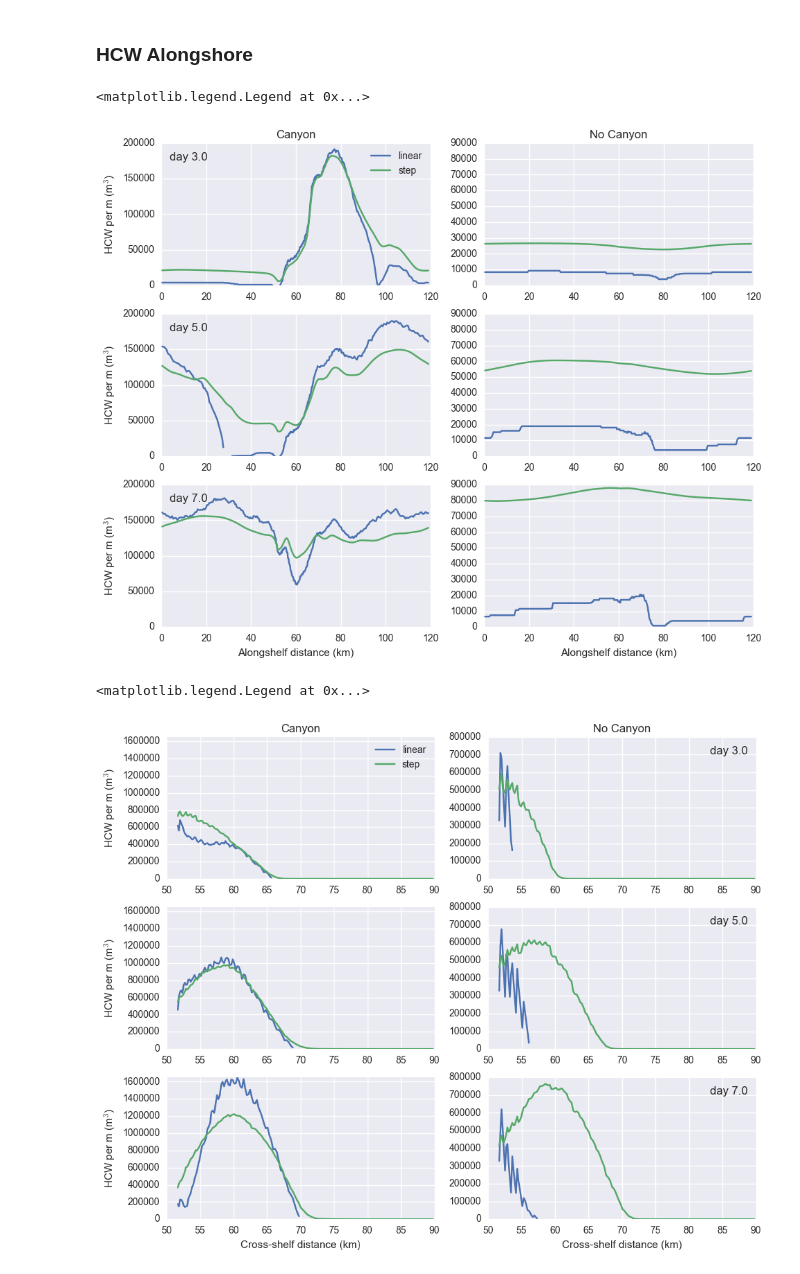
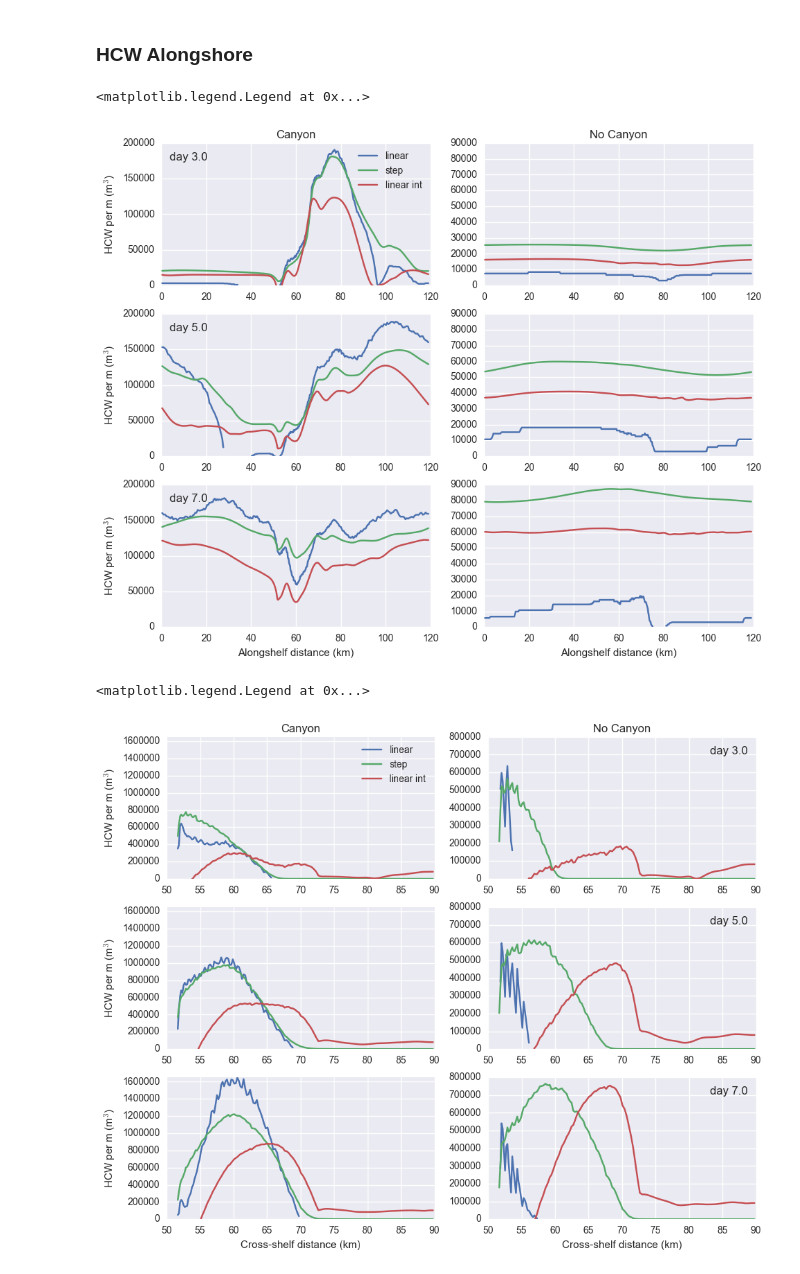
Before and after one commit to UBC-MOAD/outputanalysisnotebooks, a Jupyter notebook: PythonScripts/Paper1Figures/step_profile_tracer_flux_calc.ipynb, the cells around one changed output. Saved outputs shown, nothing was run; the diff lists cells and outputs as text; code cells hidden in the pictures.

```diff
--- a/PythonScripts/Paper1Figures/step_profile_tracer_flux_calc.ipynb
+++ b/PythonScripts/Paper1Figures/step_profile_tracer_flux_calc.ipynb
@@ -172,15 +211,15 @@ filename=('/ocean/kramosmu/MITgcm/TracerExperiments/CNTDIFF/run77/ptracersGlob.n
 Tr2 = rout.getField(filename,'Tr2')
 HCW_step, HCW_step_along,HCW_step_across = calc_HCW_step(Tr2, MaskCNoC, rA, hFacCNoC, drF[:],nzlim=29,
                                                          yin=227, xin=0, xfin=359,
-                                                         zfin=30, xi=180, yi=50)
+                                                         zfin=29, xi=180, yi=50)
 profile_step = Tr2[0,:,180,50]
 
 # NO-CANYON
 filename=('/ocean/kramosmu/MITgcm/TracerExperiments/CNTDIFF/run78/ptracersGlob.nc')
 Tr2 = rout.getField(filename,'Tr2')
-HCW_stepNoC,HCW_stepNoC_along, HCW_stepNoC_across = calc_HCW_step(Tr2, MaskCNoC, rA, hFacCNoC, drF[:],nzlim=29,
+HCW_stepNoC, HCW_stepNoC_along, HCW_stepNoC_across = calc_HCW_step(Tr2, MaskCNoC, rA, hFacCNoC, drF[:],nzlim=29,
                                                                   yin=227, xin=0, xfin=359,
-                                                                  zfin=30, xi=180, yi=50)
+                                                                  zfin=29, xi=180, yi=50)
 
 HCW_step = HCW_step/13.5
 HCW_stepNoC = HCW_stepNoC/13.5
@@ -193,3 +232,26 @@ HCW_stepNoC_across = HCW_stepNoC_across/13.5
 # %% [output]
 Cs concentration is:  13.5
 Cs concentration is:  13.5
+# %%
+# Calculate HCW integrated butt using linear tracer
+# CANYON
+filename=('/ocean/kramosmu/MITgcm/TracerExperiments/CNTDIFF/run38/ptracersGlob.nc')
+Tr2 = rout.getField(filename,'Tr2')
+HCW_int, HCW_int_along,HCW_int_across = calc_HCW_step(Tr2-Tr2[0,:,:,:], MaskCNoC, rA, hFacCNoC, drF[:],nzlim=29,
+                                                         yin=227, xin=0, xfin=359,
+                                                         zfin=29, xi=180, yi=50)
+# NO-CANYON
+filename=('/ocean/kramosmu/MITgcm/TracerExperiments/CNTDIFF/run42/ptracersGlob.nc')
+Tr2 = rout.getField(filename,'Tr2')
+HCW_intNoC, HCW_intNoC_along, HCW_intNoC_across = calc_HCW_step(Tr2-Tr2[0,:,:,:], MaskCNoC, rA, hFacCNoC, drF[:],nzlim=29,
+                                                                  yin=227, xin=0, xfin=359,
+                                                                  zfin=29, xi=180, yi=50)
+
+HCW_int = HCW_int/7.22
+HCW_intNoC = HCW_intNoC/7.22
+
+HCW_int_along = HCW_int_along/7.22
+HCW_intNoC_along = HCW_intNoC_along/7.22
+
+HCW_int_across = HCW_int_across/7.22
+HCW_intNoC_across = HCW_intNoC_across/7.22
@@ -200,7 +265,7 @@ filename=('/ocean/kramosmu/MITgcm/TracerExperiments/CNTDIFF/run38/ptracersGlob.n
 Tr2 = rout.getField(filename,'Tr2')
 HCW_Can, HCW_Can_along, HCW_Can_across = calc_HCW(Tr2, MaskCNoC, rA, hFacCNoC, drF[:],nzlim=29,
                                                   yin=227, xin=0, xfin=359,
-                                                  zfin=30, xi=180, yi=50)
+                                                  zfin=29, xi=180, yi=50)
 profile_lin = Tr2[0,:,180,50]
 
 # NO-CANYON
@@ -208,7 +273,7 @@ filename=('/ocean/kramosmu/MITgcm/TracerExperiments/CNTDIFF/run42/ptracersGlob.n
 Tr2 = rout.getField(filename,'Tr2')
 HCW_NoC, HCW_NoC_along, HCW_NoC_across = calc_HCW(Tr2, MaskCNoC, rA, hFacCNoC, drF[:],nzlim=29,
                                                   yin=227, xin=0, xfin=359,
-                                                  zfin=30, xi=180, yi=50)
+                                                  zfin=29, xi=180, yi=50)
 # %% [output]
 tracer limit concentration is:  7.30753135681
 tracer limit concentration is:  7.30753135681
@@ -262,11 +330,15 @@ for tt in [6,10,14]:
 
     ax[ii,0].plot(xc[0,:-1]/1000, HCW_Can_along[tt,:]/dxg[0,:-1],label='linear')
     ax[ii,0].plot(xc[0,:-1]/1000, HCW_step_along[tt,:]/dxg[0,:-1],label='step')
+    ax[ii,0].plot(xc[0,:-1]/1000, HCW_int_along[tt,:]/dxg[0,:-1],label='linear int')
+
     ax[ii,0].set_ylabel('HCW per m (m$^3$)')
     ax[ii,0].set_ylim(0,200000)
     ax[ii,0].text(0.1, 0.9,'day %1.1f' %(tt/2), ha='center', va='center', transform=ax[ii,0].transAxes)
     ax[ii,1].plot(xc[0,:-1]/1000, HCW_NoC_along[tt,:]/dxg[0,:-1],label='linear')
     ax[ii,1].plot(xc[0,:-1]/1000, HCW_stepNoC_along[tt,:]/dxg[0,:-1],label='step')
+    ax[ii,1].plot(xc[0,:-1]/1000, HCW_intNoC_along[tt,:]/dxg[0,:-1],label='linear int')
+
     ax[ii,1].set_ylim(0,90000)
 
     ii = ii + 1
@@ -277,31 +349,34 @@ ax[2,1].set_xlabel('Alongshelf distance (km)')
 ax[0,0].legend(loc=0)
 # %% [output]
 <matplotlib.legend.Legend at 0x...>
-[figure, old version]
+[figure, new version]
 # %%
 fig,ax = plt.subplots(3,2,figsize=(11,9))
 
 ax[0,0].set_title('Canyon')
 ax[0,1].set_title('No Canyon')
 
 ii = 0
 for tt in [6,10,14]:
 
     ax[ii,0].plot(yc[227:,0]/1000, HCW_Can_across[tt,:]/dyg[227:,0],label='linear')
     ax[ii,0].plot(yc[227:,0]/1000, HCW_step_across[tt,:]/dyg[227:,0],label='step')
+    ax[ii,0].plot(yc[227:,0]/1000, HCW_int_across[tt,:]/dyg[227:,0],label='linear int')
+
     ax[ii,0].set_ylabel('HCW per m (m$^3$)')
     ax[ii,0].set_ylim(0,1650000)
     ax[ii,1].text(0.9, 0.9,'day %1.1f' %(tt/2), ha='center', va='center', transform=ax[ii,1].transAxes)
     ax[ii,1].plot(yc[227:,0]/1000, HCW_NoC_across[tt,:]/dyg[227:,0],label='linear')
     ax[ii,1].plot(yc[227:,0]/1000, HCW_stepNoC_across[tt,:]/dyg[227:,0],label='step')
+    ax[ii,1].plot(yc[227:,0]/1000, HCW_intNoC_across[tt,:]/dyg[227:,0],label='linear int')
     ax[ii,1].set_ylim(0,800000)
 
     ii = ii + 1
 
 ax[2,0].set_xlabel('Cross-shelf distance (km)')
 ax[2,1].set_xlabel('Cross-shelf distance (km)')
 
 ax[0,0].legend(loc=0)
 # %% [output]
 <matplotlib.legend.Legend at 0x...>
-[figure, old version]
+[figure, new version]
```
Also changed, not shown: parts of 23 cells of this notebook, 2 other files.
